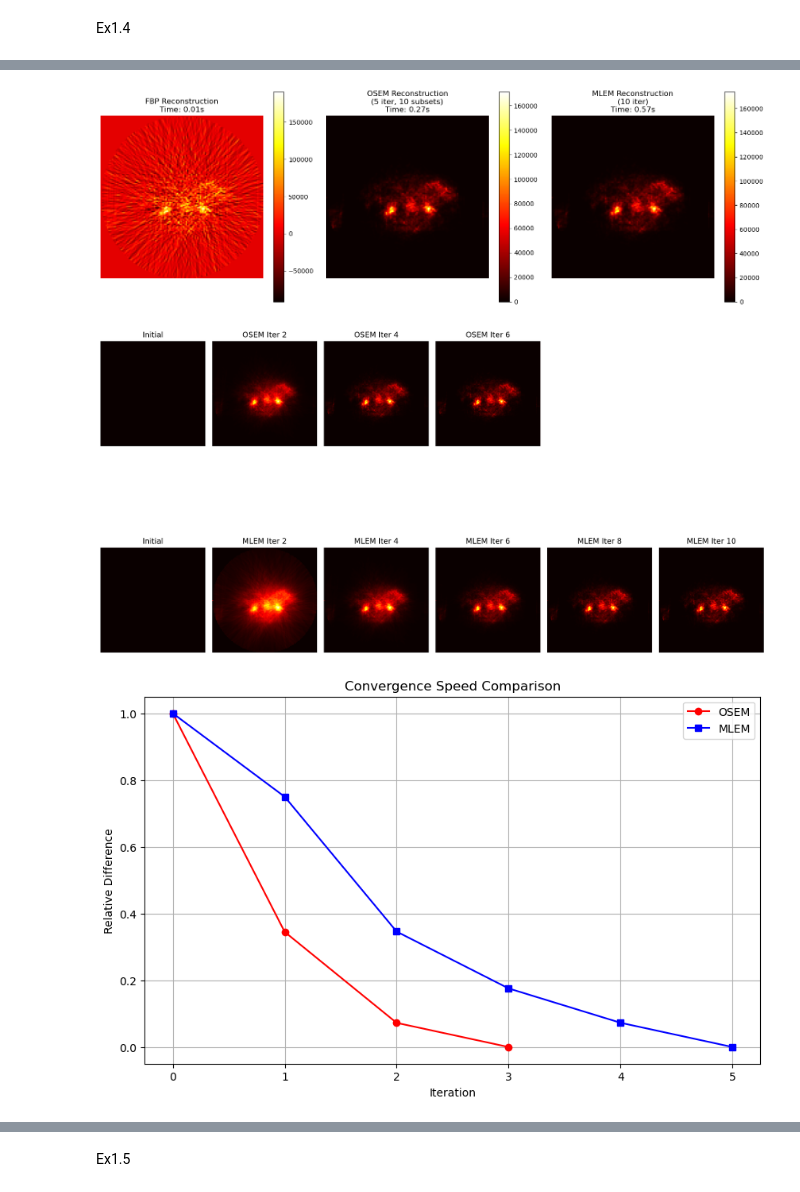
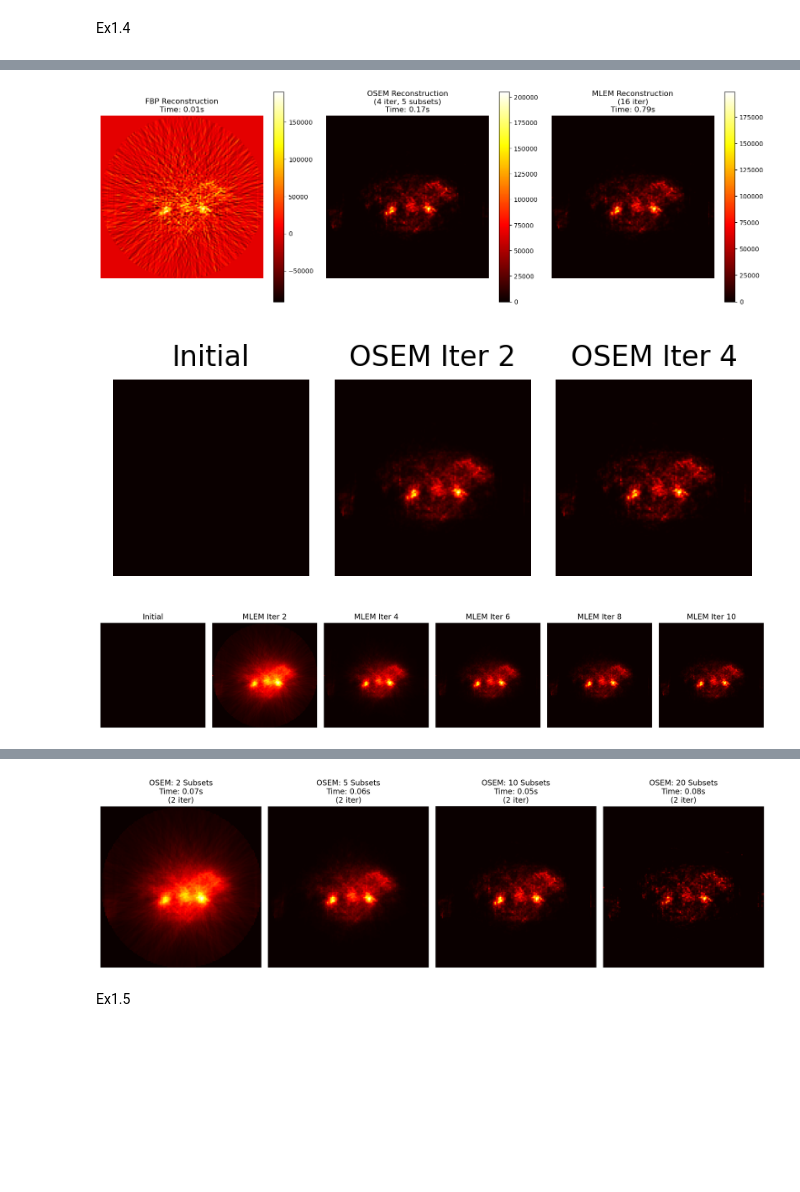
Before and after one commit to Keying-sky/a2_cw, a Jupyter notebook: main/run_module1.ipynb, the cells around one changed output, grey strips where cells are left out. Saved outputs shown, nothing was run; the diff lists cells and outputs as text; code cells hidden in the pictures; blank space fills up the shorter version.

```diff
--- a/main/run_module1.ipynb
+++ b/main/run_module1.ipynb
@@ -210,23 +210,23 @@ print(f"FBP reconstruction time: {fbp_time:.2f}s")
 
 # OSEM
 start_time = time.time()
-osem_image, osem_intermediates = osem(
+osem_image, osem_interme = osem(
     pet_sino_attn_corrected,
     theta=theta,
-    num_iterations=5,
-    num_subsets=2
+    n_iter=3,
+    n_subset=5
 )
 osem_time = time.time() - start_time
-print(f"OSEM reconstruction time: {osem_time:.2f}秒")
+print(f"OSEM reconstruction time: {osem_time:.2f}s")
 
 # MLEM
 start_time = time.time()
-mlem_image, mlem_intermediates = mlem(
+mlem_image, mlem_interme = mlem(
     pet_sino_attn_corrected,
-    num_iterations=10
+    n_iter=15
 )
 mlem_time = time.time() - start_time
-print(f"MLEM reconstruction time: {mlem_time:.2f}秒")
+print(f"MLEM reconstruction time: {mlem_time:.2f}s")
 
 
 plt.figure(figsize=(15, 5))
@@ -239,45 +239,45 @@ plt.axis('off')
 
 plt.subplot(132)
 plt.imshow(osem_image, cmap='hot')
-plt.title(f'OSEM Reconstruction\n(5 iter, 10 subsets)\nTime: {osem_time:.2f}s')
+plt.title(f'OSEM Reconstruction\n(4 iter, 5 subsets)\nTime: {osem_time:.2f}s')
 plt.colorbar()
 plt.axis('off')
 
 plt.subplot(133)
 plt.imshow(mlem_image, cmap='hot')
-plt.title(f'MLEM Reconstruction\n(10 iter)\nTime: {mlem_time:.2f}s')
+plt.title(f'MLEM Reconstruction\n(16 iter)\nTime: {mlem_time:.2f}s')
 plt.colorbar()
 plt.axis('off')
 
 plt.tight_layout()
 plt.show()
 
-
-plt.figure(figsize=(15, 10), dpi=200)
-
+## -------------------- convergence speed comparison -------------------- ##
 # OSEM convergence
-num_intermediates = len(osem_intermediates)
-for i, img in enumerate(osem_intermediates):
-    if i < 6:  # show only the first 6
-        plt.subplot(2, 6, i+1)
+plt.figure(figsize=(8, 5), dpi=200)
+for i, img in enumerate(osem_interme):
+    if i < 6:
+        plt.subplot(1, 6, i+1)
         plt.imshow(img, cmap='hot')
         if i == 0:
             plt.title('Initial')
         else:
             plt.title(f'OSEM Iter {i*2}')
         plt.axis('off')
+plt.tight_layout()
+plt.show()
 
 # MLEM convergence
-for i, img in enumerate(mlem_intermediates):
+plt.figure(figsize=(15, 10), dpi=200)
+for i, img in enumerate(mlem_interme):
     if i < 6:
-        plt.subplot(2, 6, i+7)
+        plt.subplot(1, 6, i+1)
         plt.imshow(img, cmap='hot')
         if i == 0:
             plt.title('Initial')
         else:
             plt.title(f'MLEM Iter {i*2}')
         plt.axis('off')
-
 plt.tight_layout()
 plt.show()
 
@@ -291,16 +291,14 @@ def relative_difference(image, reference):
     return np.sum(np.abs(image - reference)) / np.sum(np.abs(reference))
 
 # calculate the difference between intermediate OSEM results and final OSEM results
-osem_differences = [relative_difference(img, osem_image)
-                  for img in osem_intermediates]
+osem_differences = [relative_difference(img, osem_image) for img in osem_interme]
 
 # calculate the difference between intermediate MLEM results and final MLEM results
-mlem_differences = [relative_difference(img, mlem_image)
-                  for img in mlem_intermediates]
+mlem_differences = [relative_difference(img, mlem_image) for img in mlem_interme]
 
-plt.figure(figsize=(10, 6))
-plt.plot(range(len(osem_differences)), osem_differences, 'r-o', label='OSEM')
-plt.plot(range(len(mlem_differences)), mlem_differences, 'b-s', label='MLEM')
+plt.figure(figsize=(8, 5),dpi=200)
+plt.plot([2*i for i in range(len(osem_differences))], osem_differences, 'r-o', label='OSEM')
+plt.plot([2*i for i in range(len(mlem_differences))], mlem_differences, 'b-s', label='MLEM')
 plt.xlabel('Iteration')
 plt.ylabel('Relative Difference')
 plt.title('Convergence Speed Comparison')
@@ -308,26 +306,25 @@ plt.legend()
 plt.grid(True)
 plt.show()
 
-# comparing OSEM with different parameters (number of subset)
-subset_options = [2, 5, 10, 20]
+## -------------------- OSEM with different number of subsets -------------------- ##
+subsets = [2, 5, 10, 20]
 osem_results = {}
 
-for subsets in subset_options:
+for subset in subsets:
     start_time = time.time()
     result, _ = osem(
         pet_sino_attn_corrected,
-        num_iterations=3,
-        num_subsets=subsets
+        n_iter=1,
+        n_subset=subset
     )
     elapsed = time.time() - start_time
-    osem_results[subsets] = {"image": result, "time": elapsed}
+    osem_results[subset] = {"image": result, "time": elapsed}
 
-plt.figure(figsize=(15, 5))
-for i, subsets in enumerate(subset_options):
-    plt.subplot(1, len(subset_options), i+1)
-    plt.imshow(osem_results[subsets]["image"], cmap='hot')
-    plt.title(f'OSEM: {subsets} Subsets\nTime: {osem_results[subsets]["time"]:.2f}s')
-    plt.colorbar()
+plt.figure(figsize=(15, 5), dpi=200)
+for i, subset in enumerate(subsets):
+    plt.subplot(1, len(subsets), i+1)
+    plt.imshow(osem_results[subset]["image"], cmap='hot')
+    plt.title(f'OSEM: {subset} Subsets\nTime: {osem_results[subset]["time"]:.2f}s\n(2 iter)')
     plt.axis('off')
 
 plt.tight_layout()
@@ -339,3 +336,3 @@ MLEM reconstruction time: 0.57秒
-[figure, old version]
+[figure, new version]
-[figure, old version]
+[figure, new version]
-[figure, old version]
+[figure, new version]
@@ -343,3 +340,4 @@ MLEM reconstruction time: 0.57秒
+[figure, added]
 # %% [markdown]
 Ex1.5
 # %%
```
Also changed, not shown: parts of 3 cells of this notebook, 6 other files.
